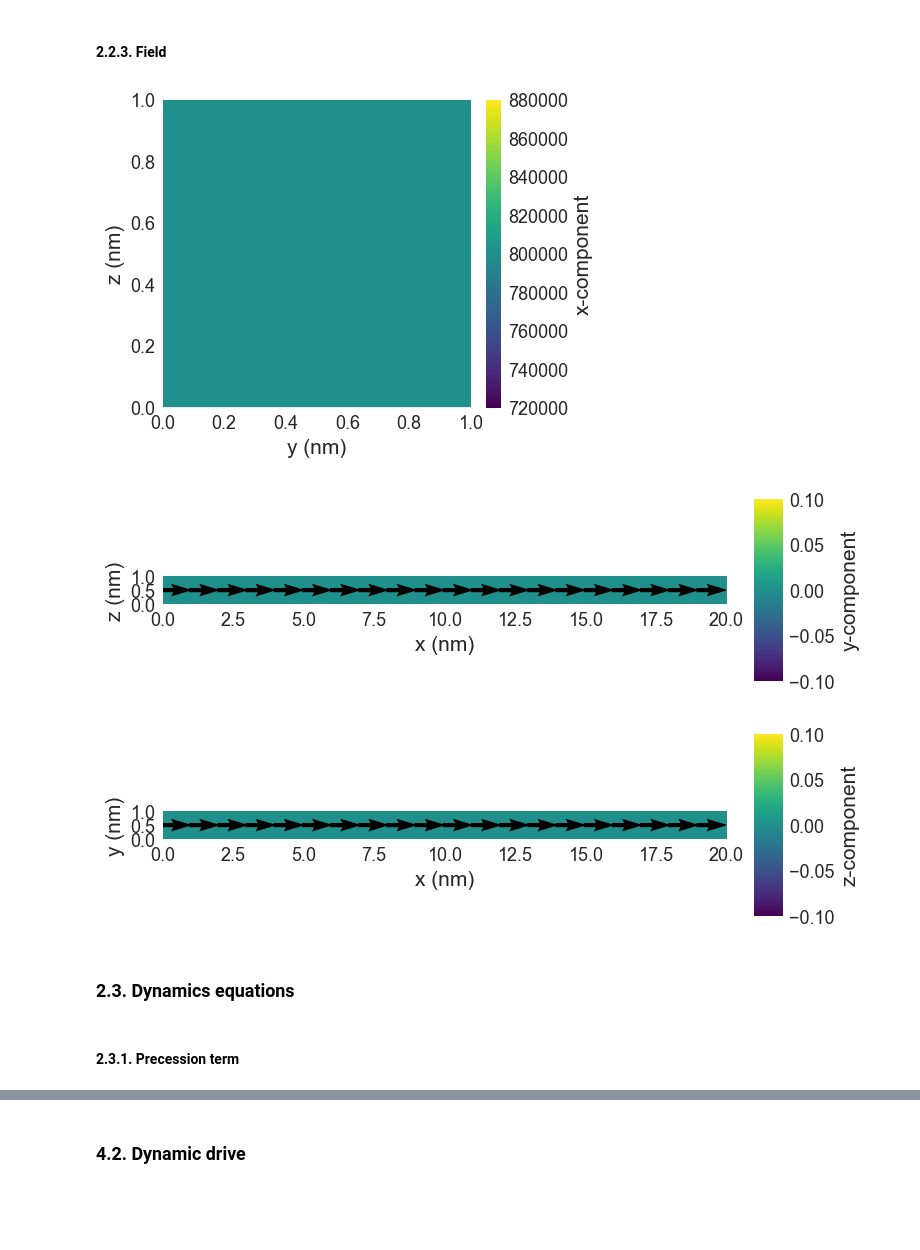
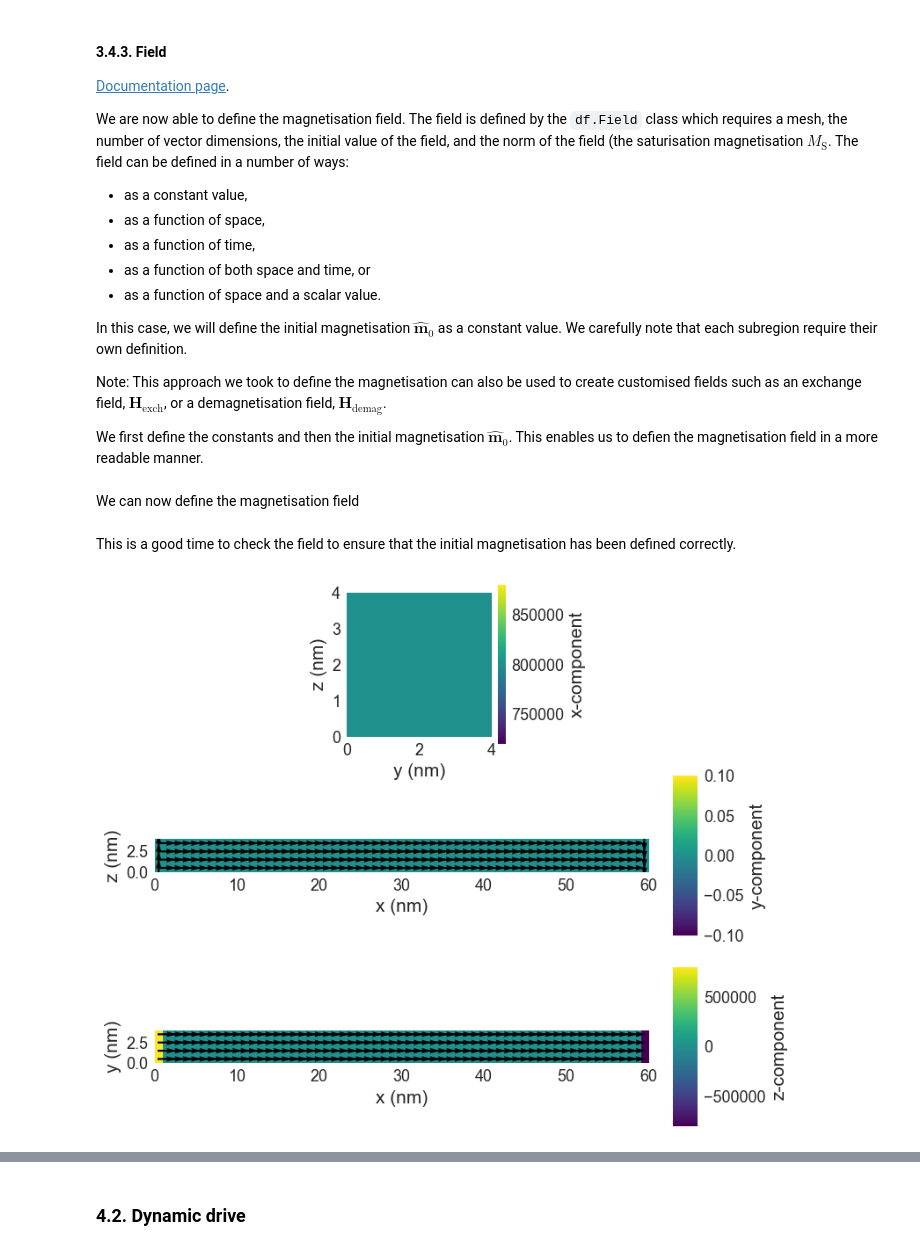
Before and after one commit to cameronmceleney/Ubermag, a Jupyter notebook: include/spinchain_replicate.ipynb, the cells around one changed output, grey strips where cells are left out. Drawn from its saved outputs; the diff is of its cells as text; code cells hidden in the pictures; blank space fills up the shorter version.

Commit message:
Replica system template includes full energy and dynamic term automation as well as mesh construction guidance. For Driver implementation only MinDriver is implemented.

```diff
--- a/include/spinchain_replicate.ipynb
+++ b/include/spinchain_replicate.ipynb
@@ -208,5 +414,4 @@ spinchain_region = df.Region(p1=spinchain_region_p1, p2=spinchain_region_p2)
 # %%
-spinchain_mesh_cell_size = (1e-9, 1e-9, 1e-9)
-
-# spinchain_mesh = df.Mesh(region=spinchain_region, n=(128, 1, 1))
-spinchain_mesh = df.Mesh(region=spinchain_region, cell=spinchain_mesh_cell_size)
+spinchain_mesh = df.Mesh(region=spinchain_region1,
+                         cell=spinchain_mesh_cell_size,
+                         subregions=spinchain_subregions, )
@@ -233,20 +450,51 @@ spinchain_mesh.mpl(figsize=(4, 4), multiplier=1e-9)
 # %% [markdown]
-#### 2.2.3. Field
+#### 3.4.3. Field
+
+[Documentation page](https://ubermag.github.io/api/_autosummary/discretisedfield.Field.html#discretisedfield.Field).
+
+We are now able to define the magnetisation field. The field is defined by the `df.Field` class which requires a mesh, the number of vector dimensions, the initial value of the field, and the norm of the field (the saturisation magnetisation $M_{\text{S}}$. The field can be defined in a number of ways:
+- as a constant value,
+- as a function of space,
+- as a function of time,
+- as a function of both space and time, or
+- as a function of space and a scalar value.
+
+In this case, we will define the initial magnetisation $\mathbf{\hat{m}}_{\text{0}}$ as a constant value. We carefully note that each subregion require their own definition.
+
+Note: This approach we took to define the magnetisation can also be used to create customised fields such as an exchange field, $\mathbf{H}_{\text{exch}}$, or a demagnetisation field, $\mathbf{H}_{\text{demag}}$.
+
+We first define the constants and then the initial magnetisation $\mathbf{\hat{m}}_{\text{0}}$. This enables us to defien the magnetisation field in a more readable manner.
+# %%
+# Saturisation magnetisation, Ms
+spinchain_sat_mag  = 800e3  # (A/m)
+
+# Number of vector dimensions
+spinchain_num_dims = 3
 # %%
-spinchain_field_m_init = (1, 0, 0)
-Ms  = 800e3  # saturisation magnetisation (A/m)
-spinchain_num_dims = 3
+# Initial magnetisation
+spinchain_field_m0 = (1, 0, 0)
+
+spinchain_field_subregions = {spinchain_subregions_names[0]: (0, 0, 1),
+                                spinchain_subregions_names[1]: spinchain_field_m0,
+                                spinchain_subregions_names[2]: spinchain_field_m0,
+                                spinchain_subregions_names[3]: (0, 0, -1)}
+# %% [markdown]
+We can now define the magnetisation field
 # %%
-spinchain_magnetisation_field = df.Field(mesh=spinchain_mesh,
+system_spinchain.m = df.Field(mesh=spinchain_mesh,
                                          nvdim=spinchain_num_dims,
-                                         value=spinchain_field_m_init,
-                                         norm=Ms)
+                                         value=spinchain_field_subregions,
+                                         norm=spinchain_sat_mag)
+# %% [markdown]
+This is a good time to check the field to ensure that the initial magnetisation has been defined correctly.
 # %%
-for i in ['x', 'y', 'z']:
-    spinchain_magnetisation_field.sel(i).mpl(figsize=(8, 4))
+spinchain_field_fig = plt.figure(figsize=(8, 8))
+spinchain_field_ax1 = spinchain_field_fig.add_subplot(311)
+spinchain_field_ax2 = spinchain_field_fig.add_subplot(312)
+spinchain_field_ax3 = spinchain_field_fig.add_subplot(313)
+
+system_spinchain.m.sel('x').mpl(ax=spinchain_field_ax1)
+system_spinchain.m.sel('y').mpl(ax=spinchain_field_ax2)
+system_spinchain.m.sel('z').mpl(ax=spinchain_field_ax3)
 # %% [output]
-[figure, old version]
+[figure, new version]
-[figure, removed]
-[figure, removed]
-# %% [markdown]
-### 2.3. Dynamics equations
@@ -255,2 +500,0 @@ spinchain_dynamics_terms = None
-# %% [markdown]
-#### 2.3.1. Precession term
```
Also changed, not shown: parts of 127 cells of this notebook, 40 other files.
